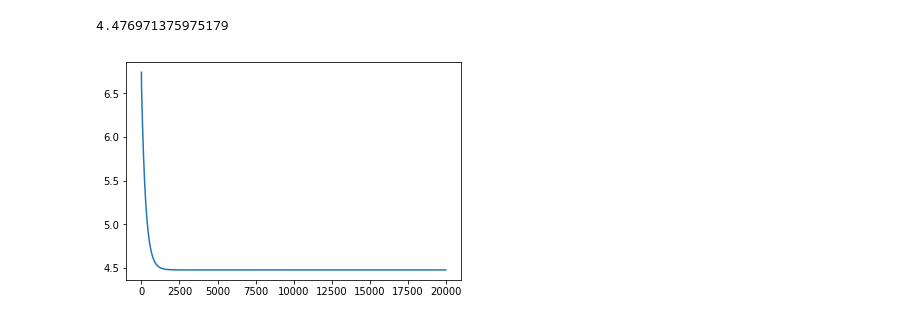
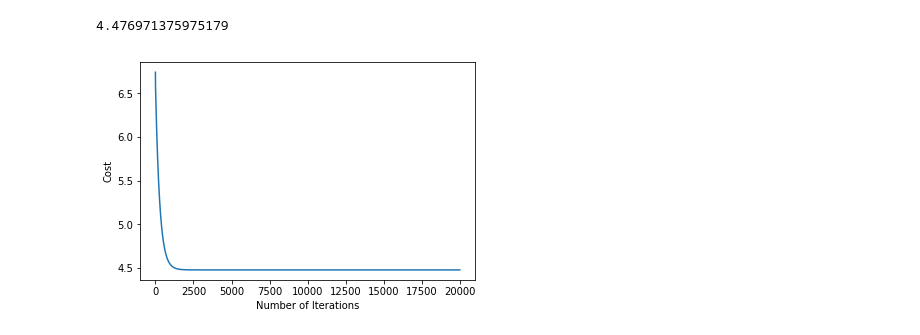
Before and after one commit to B33Boy/Data-Driven-Algorithms-Collection, a Jupyter notebook: Linear-Regression/Univariate_Linear_Regression.ipynb, the cells around one changed output. Cells and saved outputs as stored; diff of their text form; code cells hidden in the pictures.

```diff
--- a/Linear-Regression/Univariate_Linear_Regression.ipynb
+++ b/Linear-Regression/Univariate_Linear_Regression.ipynb
@@ -21,14 +21,14 @@ plt.show()
 [figure]
 # %%
 # Add a column of ones to x, we will call this X
-X = np.ones((m,n))
-X[:,1:] = x
+ones = np.ones((m,1))
+X = np.hstack((ones, x))
 # %%
 #Hyperparameters
 iterations = 20000
 alpha = 0.01
 
-theta = np.zeros((2, 1))
+theta = np.zeros((n, 1))
 # %%
 def cost(x, y, theta):
     #Number of training samples
@@ -89,16 +72,16 @@ cost(X,y,theta)
 # %%
 # Plotting Cost over the Number of Iterations
 cost_x = np.arange(iterations)
 cost_y = np.zeros((iterations))
 
 for i in range(iterations):
     # We need to reshape theta_hist[i] because we want to feed in a [2x1] matrix
     cost_y[i] = cost(X,y,theta_hist[i])
 
 #Plot both the data points as well as the line of best fit
 plt.plot(cost_x, cost_y)
-plt.xlabel('Number of Iterations")
-plt.ylabel("Profit in $10,000s")
+plt.xlabel("Number of Iterations")
+plt.ylabel("Cost")
 plt.show()
 # %% [output]
-[figure, old version]
+[figure, new version]
```
Also changed, not shown: parts of 3 cells of this notebook, 2 other files.
